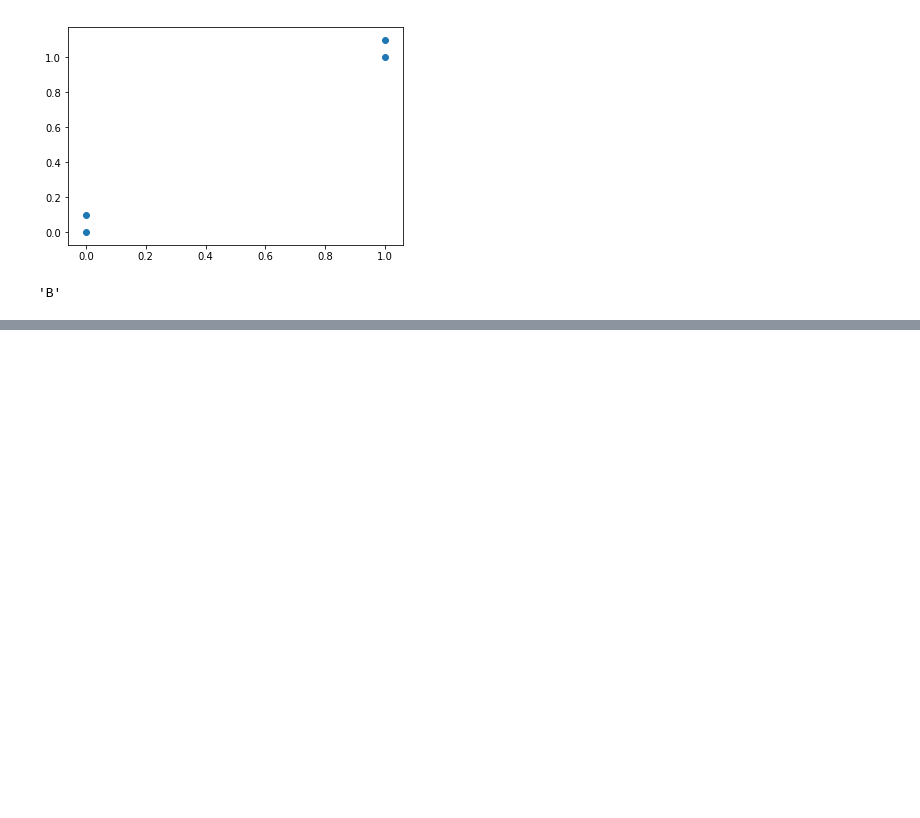
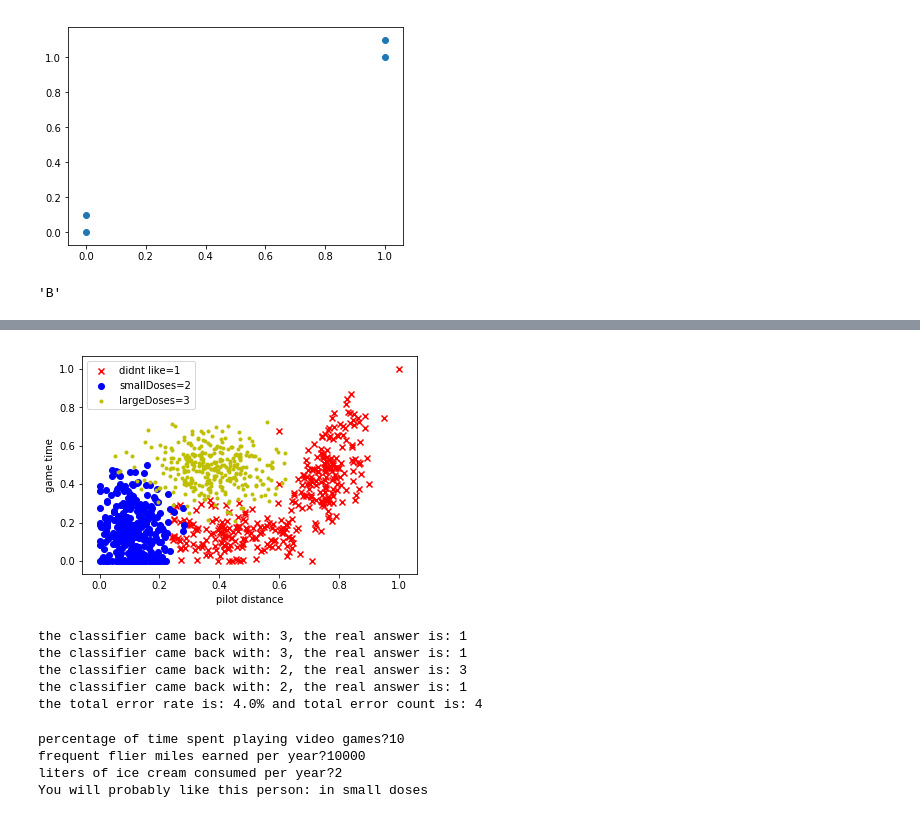
Before and after one commit to codefan/python-study, a Jupyter notebook: MLIA-note/ch02/KNN-test.ipynb, the cells around one changed output, grey strips where cells are left out. Cells and saved outputs as stored; diff of their text form; code cells hidden in the pictures; blank space fills up the shorter version.

```diff
--- a/MLIA-note/ch02/KNN-test.ipynb
+++ b/MLIA-note/ch02/KNN-test.ipynb
@@ -39,0 +88,15 @@ classify0([0,0], group, labels, 3)
+# %%
+def autoNorm(dataSet):
+    minVals = dataSet.min(0)
+    maxVals = dataSet.max(0)
+    ranges = maxVals - minVals
+    normDataSet = np.zeros(np.shape(dataSet))
+    m = dataSet.shape[0]
+    normDataSet = dataSet - np.tile(minVals, (m,1))
+    normDataSet = normDataSet/np.tile(ranges, (m,1))   #element wise divide
+    return normDataSet, ranges, minVals
+# %%
+normDataSet, ranges, minVals = autoNorm(datingDataMat)
+plot(normDataSet, datingLabels)
+# %% [output]
+[figure, added]
@@ -39,0 +117,8 @@ classify0([0,0], group, labels, 3)
+# %%
+datingClassTest()
+# %% [output]
+the classifier came back with: 3, the real answer is: 1
+the classifier came back with: 3, the real answer is: 1
+the classifier came back with: 2, the real answer is: 3
+the classifier came back with: 2, the real answer is: 1
+the total error rate is: 4.0% and total error count is: 4
@@ -39,0 +137,7 @@ classify0([0,0], group, labels, 3)
+# %%
+classifyPerson()
+# %% [output]
+percentage of time spent playing video games?10
+frequent flier miles earned per year?10000
+liters of ice cream consumed per year?2
+You will probably like this person: in small doses
```
Also changed, not shown: parts of 14 cells of this notebook.
